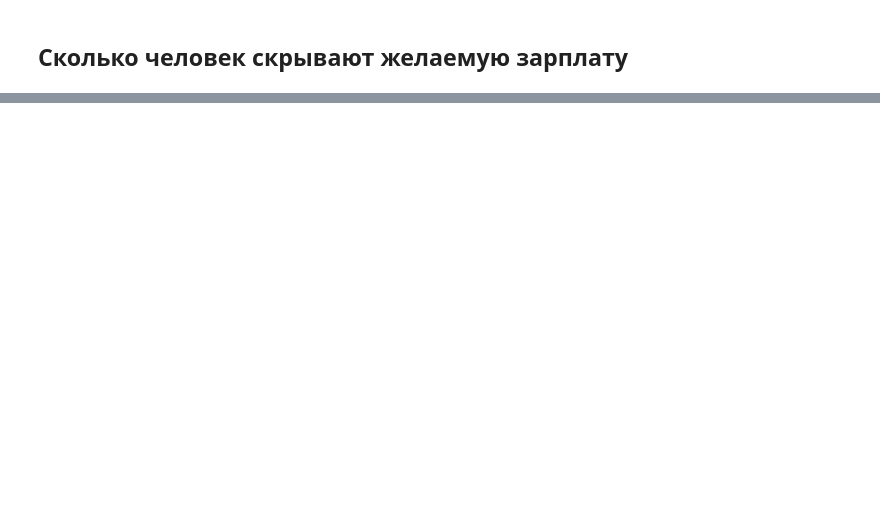
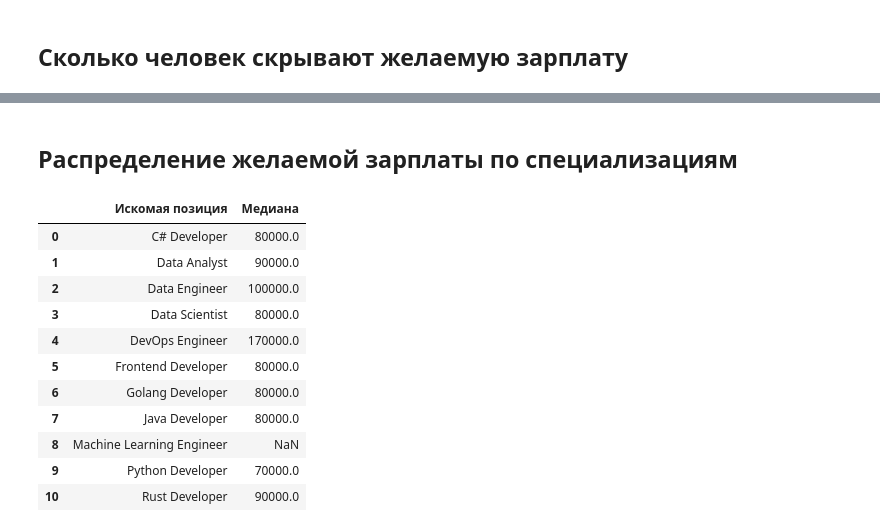
Before and after one commit to wilfordaf/HHru-Data-Analysis, a Jupyter notebook: notebooks/hypothesis.ipynb, the cells around one changed output, grey strips where cells are left out. Cells and saved outputs as stored; diff of their text form; code cells hidden in the pictures; blank space fills up the shorter version.

```diff
--- a/notebooks/hypothesis.ipynb
+++ b/notebooks/hypothesis.ipynb
@@ -75,2 +114,21 @@ fig.update_traces(text=salary_num_df["Количество"], textposition="outs
 
 fig.show()
+# %% [markdown]
+## Распределение желаемой зарплаты по специализациям
+# %%
+median_salary_by_positions = preprocessed_df.groupby('Искомая позиция')['ЗП'].median().reset_index()
+median_salary_by_positions.rename(columns={'ЗП': 'Медиана'}, inplace=True)
+median_salary_by_positions
+# %% [output]
+|  | Искомая позиция | Медиана |
+| 0 | C# Developer | 80000.0 |
+| 1 | Data Analyst | 90000.0 |
+| 2 | Data Engineer | 100000.0 |
+| 3 | Data Scientist | 80000.0 |
+| 4 | DevOps Engineer | 170000.0 |
+| 5 | Frontend Developer | 80000.0 |
+| 6 | Golang Developer | 80000.0 |
+| 7 | Java Developer | 80000.0 |
+| 8 | Machine Learning Engineer | NaN |
+| 9 | Python Developer | 70000.0 |
+| 10 | Rust Developer | 90000.0 |
```
Also changed, not shown: parts of 45 cells of this notebook, 2 other files.
